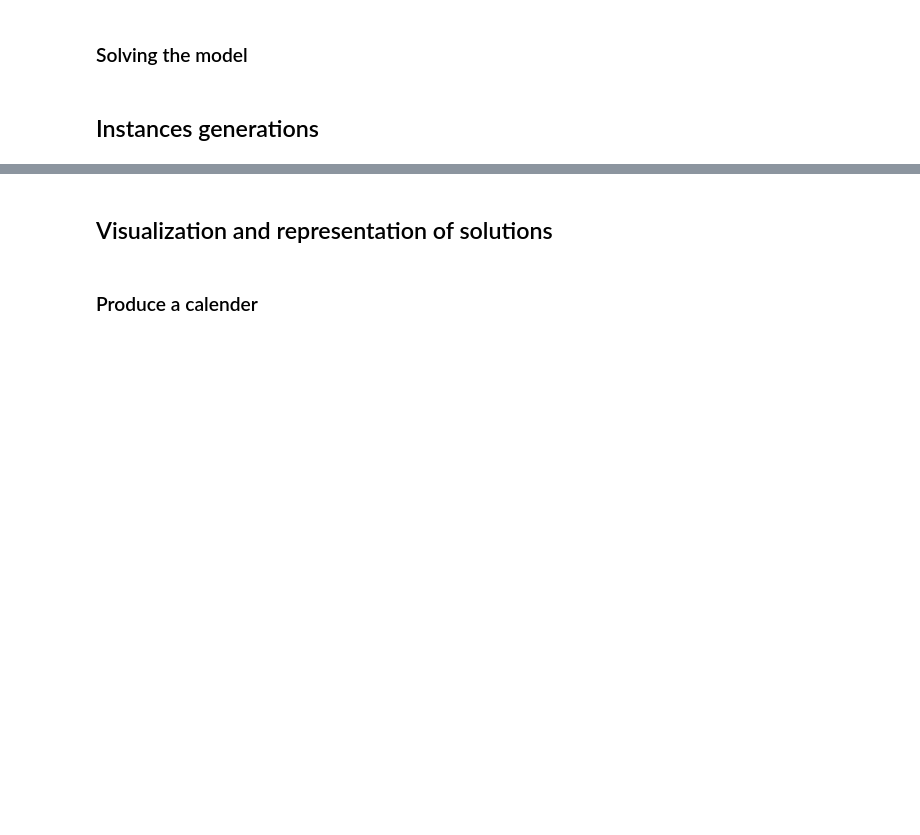
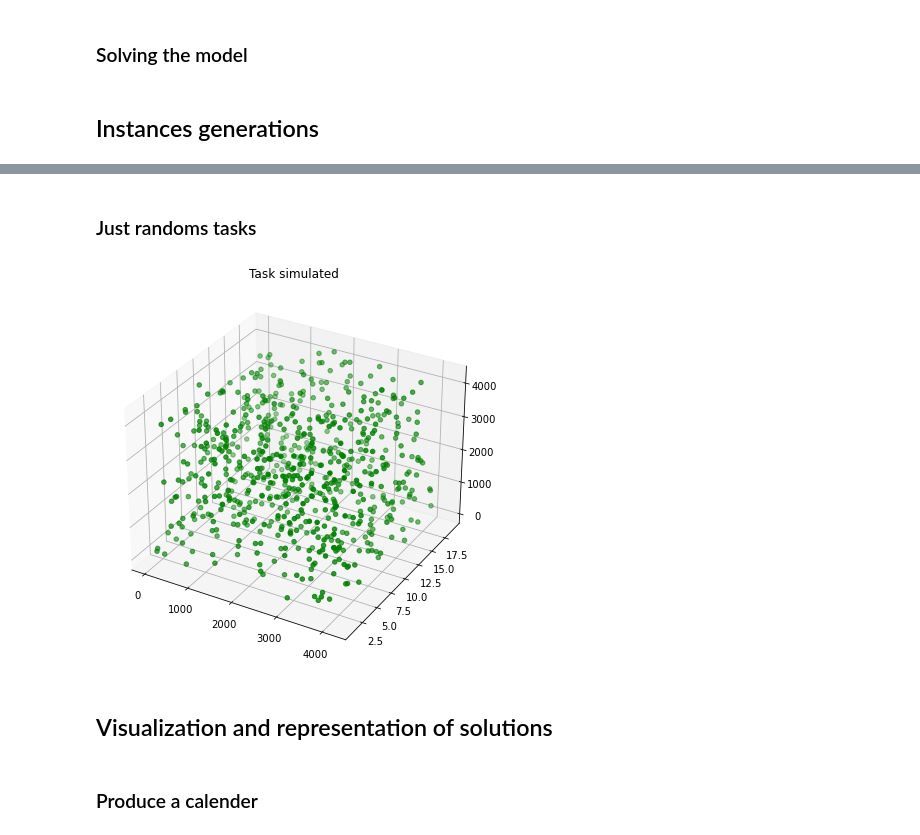
Before and after one commit to lolofo/ro_project_4gm, a Jupyter notebook: project_final/final_project.ipynb, the cells around one changed output, grey strips where cells are left out. Saved outputs shown, nothing was run; the diff lists cells and outputs as text; code cells hidden in the pictures; blank space fills up the shorter version.

```diff
--- a/project_final/final_project.ipynb
+++ b/project_final/final_project.ipynb
@@ -1053,3 +1054,28 @@ fig = visu_tasks(N,a,d,q)
+# %% [markdown]
+### Just randoms tasks
+# %%
+def random_instance_default(n , m , K):
+    '''
+    produce a random instance
+    '''
+
+    N = list(range(1,n+1))
+
+    amax = int(1/50*m*n*K)
+    qmax = int(amax)
+    dmax = int(m)
+
+    a = randint.rvs(1 , amax ,size=  n)
+    d = randint.rvs(1 ,dmax , size = n)
+    q = randint.rvs(1 ,qmax , size = n)
+
+    return N, a , d , q
+
+N,a,d,q = random_instance_default(700 , 20 , 15)
+
+fig = visu_tasks(N,a,d,q)
+# %% [output]
+[figure, added]
 # %% [markdown]
 ## Visualization and representation of solutions
 # %% [markdown]
```
Also changed, not shown: parts of 25 cells of this notebook.
